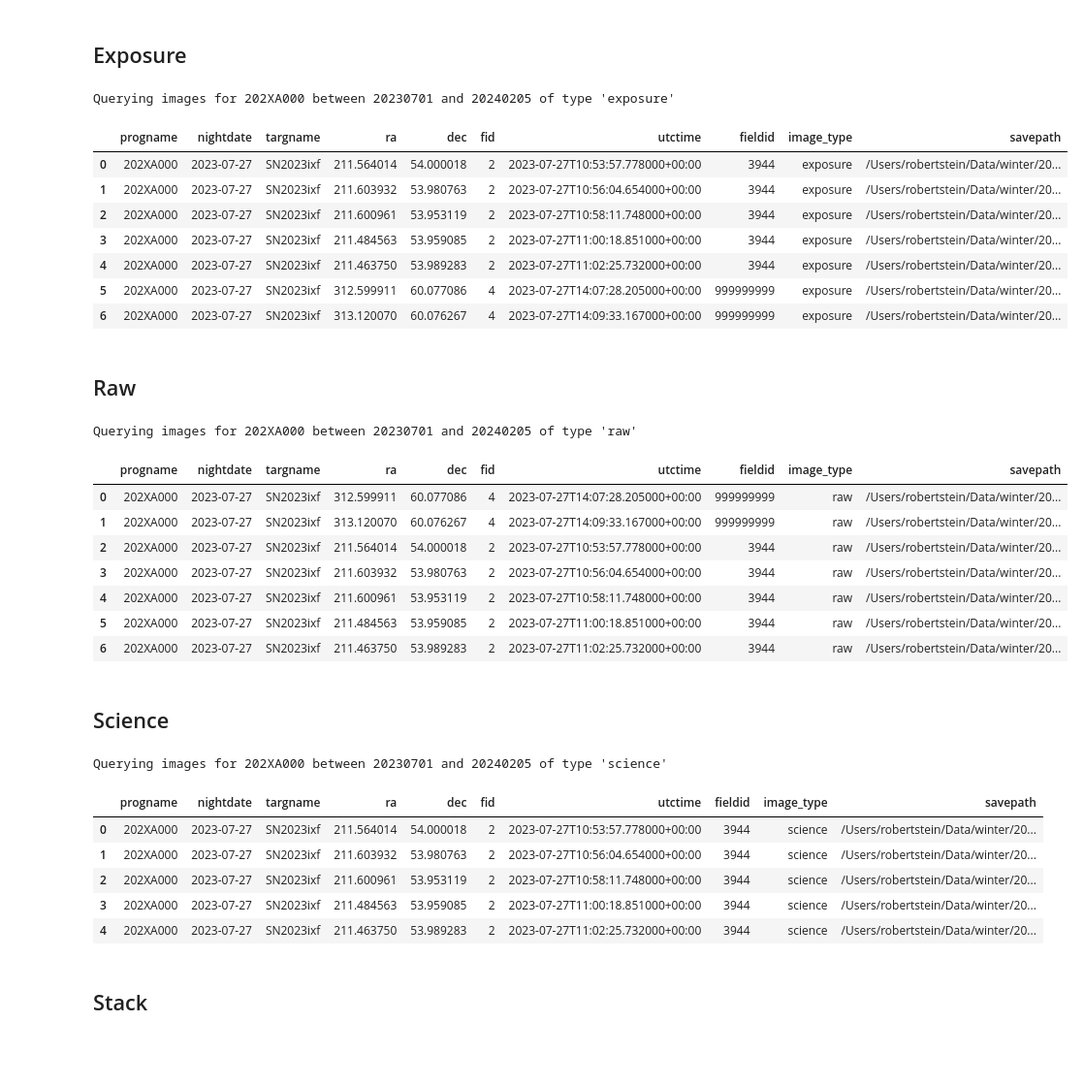
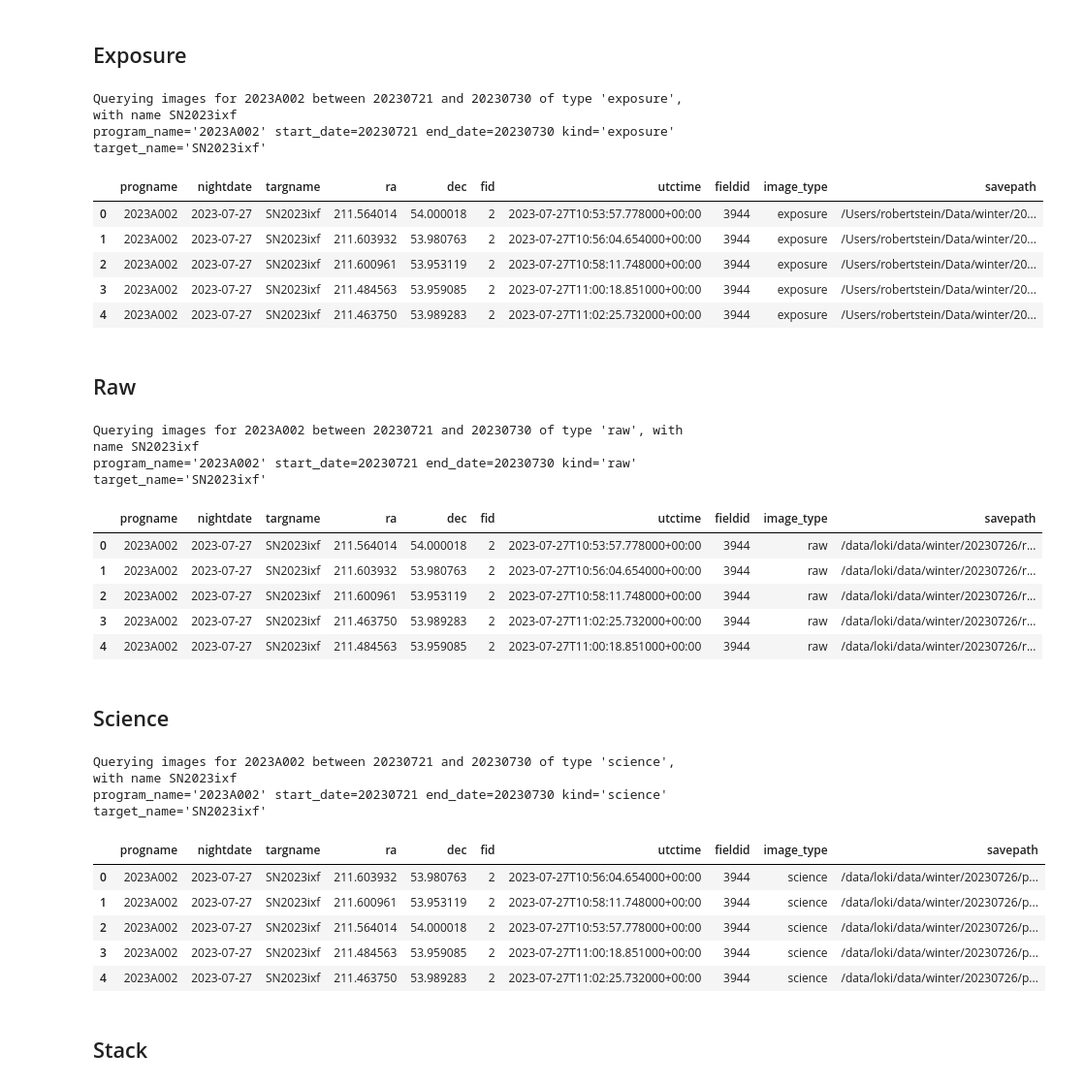
Before and after one commit to winter-telescope/winterapi, a Jupyter notebook: notebooks/Example_4_Finding_Observatory_Data.ipynb, the cells around one changed output. Shown: that part at 97% size. Cells and saved outputs as stored; diff of their text form; code cells hidden in the pictures; blank space fills up the shorter version.

```diff
--- a/notebooks/Example_4_Finding_Observatory_Data.ipynb
+++ b/notebooks/Example_4_Finding_Observatory_Data.ipynb
@@ -7,7 +7,9 @@ logging.getLogger("winterapi").setLevel("DEBUG")
 # %%
 winter = WinterAPI()
 # %%
-program_name = winter.get_programs()[0]
+program_name = "2023A002"
+start_date = "20230721"
+end_date = "20230730"
 # %% [markdown]
 # Query by program
 # %%
@@ -35,4 +43,6 @@ images
 If you are triggering lots of requests, you might want to restrict yourself to a specific target name.
 **This will only work if you specified a target name in the ToO request though**.
 So it's a good idea to do that!
+# %%
+target_name = "SN2023ixf"
 # %%
@@ -98,46 +131,45 @@ There are multiple types of image that can be queried by the API:
 # %% [markdown]
 ## Exposure
 # %%
-res, images = winter.query_images_by_program(program_name, start_date="20230701", image_type="exposure")
+res, images = winter.query_images_by_target_name(program_name, image_type="exposure", target_name=target_name, start_date=start_date, end_date=end_date)
 images
 # %% [output]
-Querying images for 202XA000 between 20230701 and 20240205 of type 'exposure'
+Querying images for 2023A002 between 20230721 and 20230730 of type 'exposure', with name SN2023ixf
+program_name='2023A002' start_date=20230721 end_date=20230730 kind='exposure' target_name='SN2023ixf'
 |  | progname | nightdate | targname | ra | dec | fid | utctime | fieldid | image_type | savepath |
-| 0 | 202XA000 | 2023-07-27 | SN2023ixf | 211.564014 | 54.000018 | 2 | 2023-07-27T10:53:57.778000+00:00 | 3944 | exposure | /Users/robertstein/Data/winter/20... |
-| 1 | 202XA000 | 2023-07-27 | SN2023ixf | 211.603932 | 53.980763 | 2 | 2023-07-27T10:56:04.654000+00:00 | 3944 | exposure | /Users/robertstein/Data/winter/20... |
-| 2 | 202XA000 | 2023-07-27 | SN2023ixf | 211.600961 | 53.953119 | 2 | 2023-07-27T10:58:11.748000+00:00 | 3944 | exposure | /Users/robertstein/Data/winter/20... |
-| 3 | 202XA000 | 2023-07-27 | SN2023ixf | 211.484563 | 53.959085 | 2 | 2023-07-27T11:00:18.851000+00:00 | 3944 | exposure | /Users/robertstein/Data/winter/20... |
-| 4 | 202XA000 | 2023-07-27 | SN2023ixf | 211.463750 | 53.989283 | 2 | 2023-07-27T11:02:25.732000+00:00 | 3944 | exposure | /Users/robertstein/Data/winter/20... |
-| 5 | 202XA000 | 2023-07-27 | SN2023ixf | 312.599911 | 60.077086 | 4 | 2023-07-27T14:07:28.205000+00:00 | 999999999 | exposure | /Users/robertstein/Data/winter/20... |
-| 6 | 202XA000 | 2023-07-27 | SN2023ixf | 313.120070 | 60.076267 | 4 | 2023-07-27T14:09:33.167000+00:00 | 999999999 | exposure | /Users/robertstein/Data/winter/20... |
+| 0 | 2023A002 | 2023-07-27 | SN2023ixf | 211.564014 | 54.000018 | 2 | 2023-07-27T10:53:57.778000+00:00 | 3944 | exposure | /Users/robertstein/Data/winter/20... |
+| 1 | 2023A002 | 2023-07-27 | SN2023ixf | 211.603932 | 53.980763 | 2 | 2023-07-27T10:56:04.654000+00:00 | 3944 | exposure | /Users/robertstein/Data/winter/20... |
+| 2 | 2023A002 | 2023-07-27 | SN2023ixf | 211.600961 | 53.953119 | 2 | 2023-07-27T10:58:11.748000+00:00 | 3944 | exposure | /Users/robertstein/Data/winter/20... |
+| 3 | 2023A002 | 2023-07-27 | SN2023ixf | 211.484563 | 53.959085 | 2 | 2023-07-27T11:00:18.851000+00:00 | 3944 | exposure | /Users/robertstein/Data/winter/20... |
+| 4 | 2023A002 | 2023-07-27 | SN2023ixf | 211.463750 | 53.989283 | 2 | 2023-07-27T11:02:25.732000+00:00 | 3944 | exposure | /Users/robertstein/Data/winter/20... |
 # %% [markdown]
 ## Raw
 # %%
-res, images = winter.query_images_by_program(program_name, start_date="20230701", image_type="raw")
+res, images = winter.query_images_by_target_name(program_name, image_type="raw", target_name=target_name, start_date=start_date, end_date=end_date)
 images
 # %% [output]
-Querying images for 202XA000 between 20230701 and 20240205 of type 'raw'
+Querying images for 2023A002 between 20230721 and 20230730 of type 'raw', with name SN2023ixf
+program_name='2023A002' start_date=20230721 end_date=20230730 kind='raw' target_name='SN2023ixf'
 |  | progname | nightdate | targname | ra | dec | fid | utctime | fieldid | image_type | savepath |
-| 0 | 202XA000 | 2023-07-27 | SN2023ixf | 312.599911 | 60.077086 | 4 | 2023-07-27T14:07:28.205000+00:00 | 999999999 | raw | /Users/robertstein/Data/winter/20... |
-| 1 | 202XA000 | 2023-07-27 | SN2023ixf | 313.120070 | 60.076267 | 4 | 2023-07-27T14:09:33.167000+00:00 | 999999999 | raw | /Users/robertstein/Data/winter/20... |
-| 2 | 202XA000 | 2023-07-27 | SN2023ixf | 211.564014 | 54.000018 | 2 | 2023-07-27T10:53:57.778000+00:00 | 3944 | raw | /Users/robertstein/Data/winter/20... |
-| 3 | 202XA000 | 2023-07-27 | SN2023ixf | 211.603932 | 53.980763 | 2 | 2023-07-27T10:56:04.654000+00:00 | 3944 | raw | /Users/robertstein/Data/winter/20... |
-| 4 | 202XA000 | 2023-07-27 | SN2023ixf | 211.600961 | 53.953119 | 2 | 2023-07-27T10:58:11.748000+00:00 | 3944 | raw | /Users/robertstein/Data/winter/20... |
-| 5 | 202XA000 | 2023-07-27 | SN2023ixf | 211.484563 | 53.959085 | 2 | 2023-07-27T11:00:18.851000+00:00 | 3944 | raw | /Users/robertstein/Data/winter/20... |
-| 6 | 202XA000 | 2023-07-27 | SN2023ixf | 211.463750 | 53.989283 | 2 | 2023-07-27T11:02:25.732000+00:00 | 3944 | raw | /Users/robertstein/Data/winter/20... |
+| 0 | 2023A002 | 2023-07-27 | SN2023ixf | 211.564014 | 54.000018 | 2 | 2023-07-27T10:53:57.778000+00:00 | 3944 | raw | /data/loki/data/winter/20230726/r... |
+| 1 | 2023A002 | 2023-07-27 | SN2023ixf | 211.603932 | 53.980763 | 2 | 2023-07-27T10:56:04.654000+00:00 | 3944 | raw | /data/loki/data/winter/20230726/r... |
+| 2 | 2023A002 | 2023-07-27 | SN2023ixf | 211.600961 | 53.953119 | 2 | 2023-07-27T10:58:11.748000+00:00 | 3944 | raw | /data/loki/data/winter/20230726/r... |
+| 3 | 2023A002 | 2023-07-27 | SN2023ixf | 211.463750 | 53.989283 | 2 | 2023-07-27T11:02:25.732000+00:00 | 3944 | raw | /data/loki/data/winter/20230726/r... |
+| 4 | 2023A002 | 2023-07-27 | SN2023ixf | 211.484563 | 53.959085 | 2 | 2023-07-27T11:00:18.851000+00:00 | 3944 | raw | /data/loki/data/winter/20230726/r... |
 # %% [markdown]
 ## Science
 # %%
-res, images = winter.query_images_by_program(program_name, start_date="20230701", image_type="science")
+res, images = winter.query_images_by_target_name(program_name, image_type="science", target_name=target_name, start_date=start_date, end_date=end_date)
 images
 # %% [output]
-Querying images for 202XA000 between 20230701 and 20240205 of type 'science'
+Querying images for 2023A002 between 20230721 and 20230730 of type 'science', with name SN2023ixf
+program_name='2023A002' start_date=20230721 end_date=20230730 kind='science' target_name='SN2023ixf'
 |  | progname | nightdate | targname | ra | dec | fid | utctime | fieldid | image_type | savepath |
-| 0 | 202XA000 | 2023-07-27 | SN2023ixf | 211.564014 | 54.000018 | 2 | 2023-07-27T10:53:57.778000+00:00 | 3944 | science | /Users/robertstein/Data/winter/20... |
-| 1 | 202XA000 | 2023-07-27 | SN2023ixf | 211.603932 | 53.980763 | 2 | 2023-07-27T10:56:04.654000+00:00 | 3944 | science | /Users/robertstein/Data/winter/20... |
-| 2 | 202XA000 | 2023-07-27 | SN2023ixf | 211.600961 | 53.953119 | 2 | 2023-07-27T10:58:11.748000+00:00 | 3944 | science | /Users/robertstein/Data/winter/20... |
-| 3 | 202XA000 | 2023-07-27 | SN2023ixf | 211.484563 | 53.959085 | 2 | 2023-07-27T11:00:18.851000+00:00 | 3944 | science | /Users/robertstein/Data/winter/20... |
-| 4 | 202XA000 | 2023-07-27 | SN2023ixf | 211.463750 | 53.989283 | 2 | 2023-07-27T11:02:25.732000+00:00 | 3944 | science | /Users/robertstein/Data/winter/20... |
+| 0 | 2023A002 | 2023-07-27 | SN2023ixf | 211.603932 | 53.980763 | 2 | 2023-07-27T10:56:04.654000+00:00 | 3944 | science | /data/loki/data/winter/20230726/p... |
+| 1 | 2023A002 | 2023-07-27 | SN2023ixf | 211.600961 | 53.953119 | 2 | 2023-07-27T10:58:11.748000+00:00 | 3944 | science | /data/loki/data/winter/20230726/p... |
+| 2 | 2023A002 | 2023-07-27 | SN2023ixf | 211.564014 | 54.000018 | 2 | 2023-07-27T10:53:57.778000+00:00 | 3944 | science | /data/loki/data/winter/20230726/p... |
+| 3 | 2023A002 | 2023-07-27 | SN2023ixf | 211.484563 | 53.959085 | 2 | 2023-07-27T11:00:18.851000+00:00 | 3944 | science | /data/loki/data/winter/20230726/p... |
+| 4 | 2023A002 | 2023-07-27 | SN2023ixf | 211.463750 | 53.989283 | 2 | 2023-07-27T11:02:25.732000+00:00 | 3944 | science | /data/loki/data/winter/20230726/p... |
 # %% [markdown]
 ## Stack
 # %%
```
Also changed, not shown: parts of 15 cells of this notebook, 12 other files.
